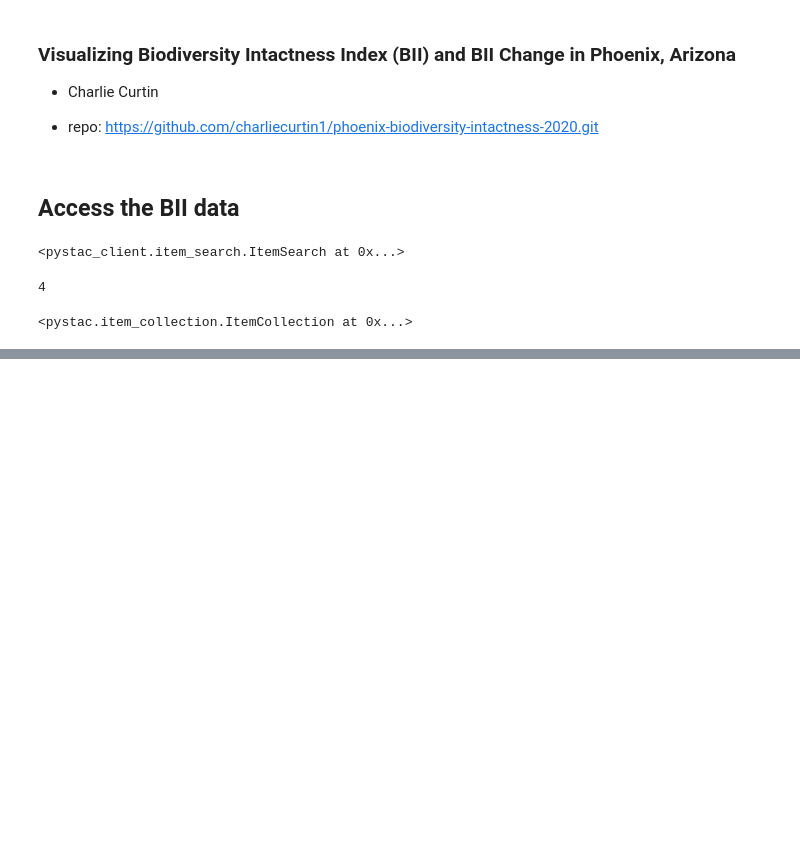
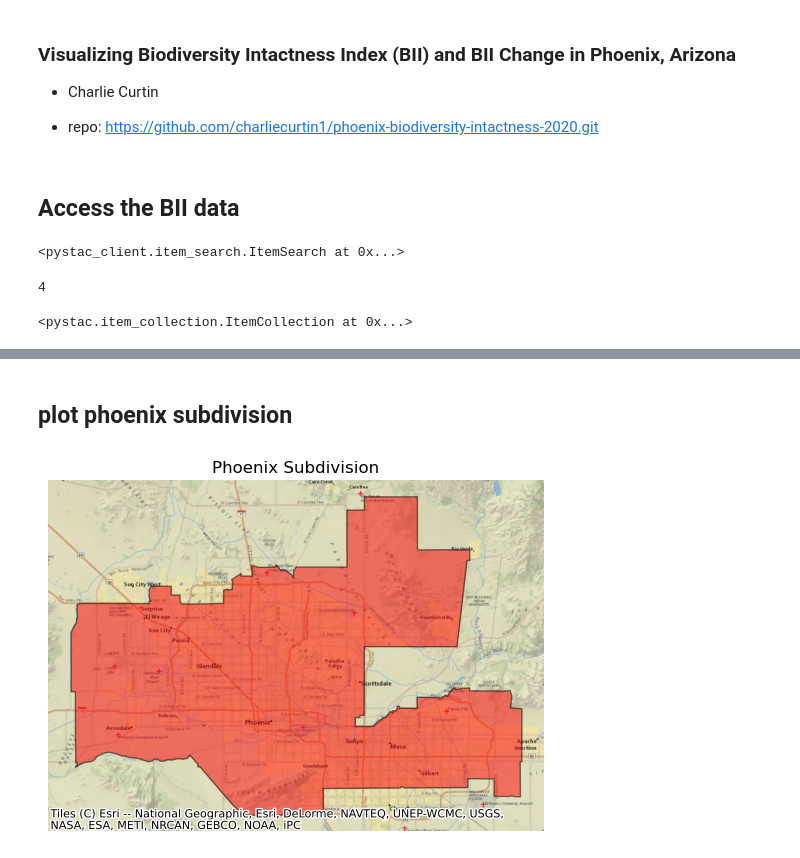
Before and after one commit to charliecurtin1/phoenix-biodiversity-intactness-2020, a Jupyter notebook: phoenix-BII.ipynb, the cells around one changed output, grey strips where cells are left out. Cells and saved outputs as stored; diff of their text form; code cells hidden in the pictures; blank space fills up the shorter version.

Commit message:
created my context map of phoenix

```diff
--- a/phoenix-BII.ipynb
+++ b/phoenix-BII.ipynb
@@ -83,3 +87,11 @@ id: bii_2020_34.74464974521749_-115.38597824385106_cog
 BII_2017 = rioxr.open_rasterio(item_2017.assets['data'].href)
 
 BII_2020 = rioxr.open_rasterio(item_2020.assets['data'].href)
+# %%
+# load in the arizona subdivisions
+arizona_subdiv = gpd.read_file("data/tl_2022_04_cousub.shp")
+# %%
+# modify the data
+arizona_subdiv.columns = arizona_subdiv.columns.str.lower()
+
+arizona_subdiv.columns
@@ -85,0 +104,5 @@ BII_2020 = rioxr.open_rasterio(item_2020.assets['data'].href)
+# %%
+# save the phoenix subdivision
+arizona_subdiv.head()
+
+phoenix = arizona_subdiv[arizona_subdiv.name == "Phoenix"]
@@ -85,0 +123,15 @@ BII_2020 = rioxr.open_rasterio(item_2020.assets['data'].href)
+# %% [markdown]
+## plot phoenix subdivision
+# %%
+# initialize the plot
+ax = phoenix.to_crs(epsg=3857).plot(alpha = .5,
+                                    edgecolor = "black",
+                                    color = "red")
+# add a basemap from contextily
+ctx.add_basemap(ax, source = ctx.providers.Esri.NatGeoWorldMap)
+# add a title to the map
+ax.set_title("Phoenix Subdivision")
+# turn axis ticks off
+ax.set_axis_off()
+# %% [output]
+[figure, added]
```
Also changed, not shown: parts of 6 cells of this notebook.
